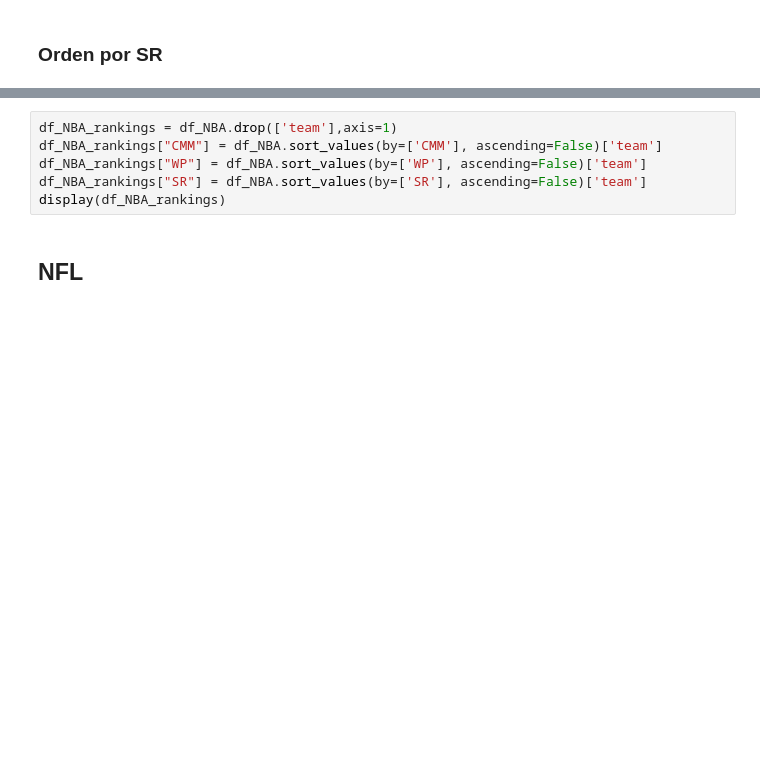
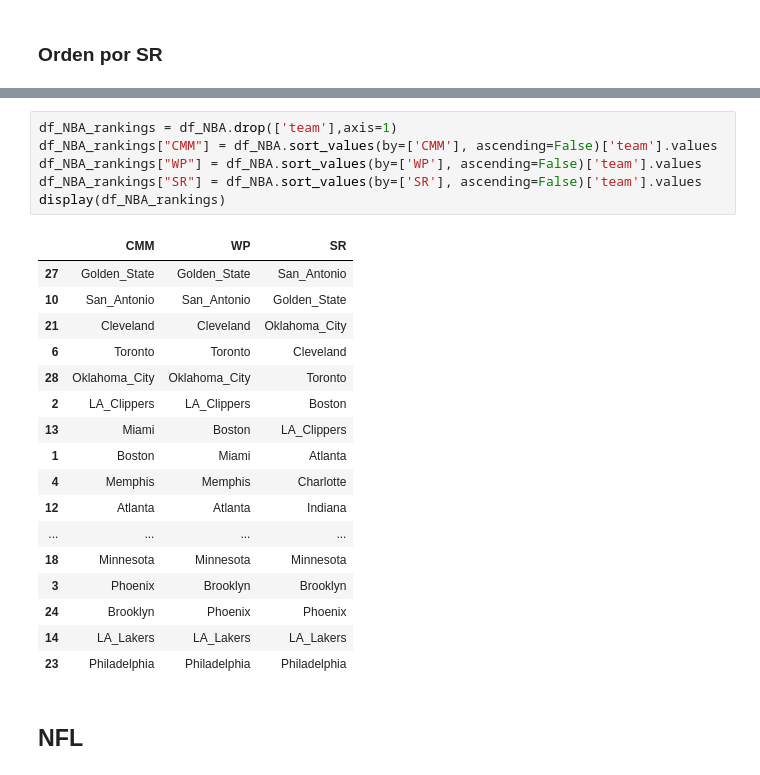
Before and after one commit to davidvenegasr/MetNum, a Jupyter notebook: tp1/experimentos/Analisis de Experimentos.ipynb, the cells around one changed output, grey strips where cells are left out. Cells and saved outputs as stored; diff of their text form; blank space fills up the shorter version.

```diff
--- a/tp1/experimentos/Analisis de Experimentos.ipynb
+++ b/tp1/experimentos/Analisis de Experimentos.ipynb
@@ -86,9 +185,27 @@ display(df_NBA)
 # %%
 df_NBA_rankings = df_NBA.drop(['team'],axis=1)
-df_NBA_rankings["CMM"] = df_NBA.sort_values(by=['CMM'], ascending=False)['team']
-df_NBA_rankings["WP"] = df_NBA.sort_values(by=['WP'], ascending=False)['team']
-df_NBA_rankings["SR"] = df_NBA.sort_values(by=['SR'], ascending=False)['team']
+df_NBA_rankings["CMM"] = df_NBA.sort_values(by=['CMM'], ascending=False)['team'].values
+df_NBA_rankings["WP"] = df_NBA.sort_values(by=['WP'], ascending=False)['team'].values
+df_NBA_rankings["SR"] = df_NBA.sort_values(by=['SR'], ascending=False)['team'].values
 display(df_NBA_rankings)
+# %% [output]
+|  | CMM | WP | SR |
+| 27 | Golden_State | Golden_State | San_Antonio |
+| 10 | San_Antonio | San_Antonio | Golden_State |
+| 21 | Cleveland | Cleveland | Oklahoma_City |
+| 6 | Toronto | Toronto | Cleveland |
+| 28 | Oklahoma_City | Oklahoma_City | Toronto |
+| 2 | LA_Clippers | LA_Clippers | Boston |
+| 13 | Miami | Boston | LA_Clippers |
+| 1 | Boston | Miami | Atlanta |
+| 4 | Memphis | Memphis | Charlotte |
+| 12 | Atlanta | Atlanta | Indiana |
+| ... | ... | ... | ... |
+| 18 | Minnesota | Minnesota | Minnesota |
+| 3 | Phoenix | Brooklyn | Brooklyn |
+| 24 | Brooklyn | Phoenix | Phoenix |
+| 14 | LA_Lakers | LA_Lakers | LA_Lakers |
+| 23 | Philadelphia | Philadelphia | Philadelphia |
 # %% [markdown]
 ## NFL
 # %%
```
Also changed, not shown: parts of 21 cells of this notebook, 1 other file.
